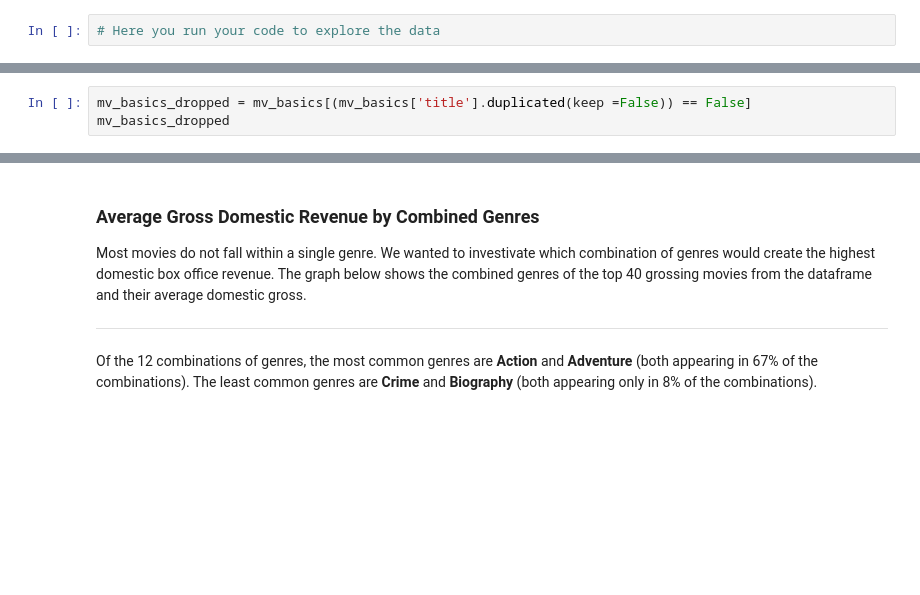
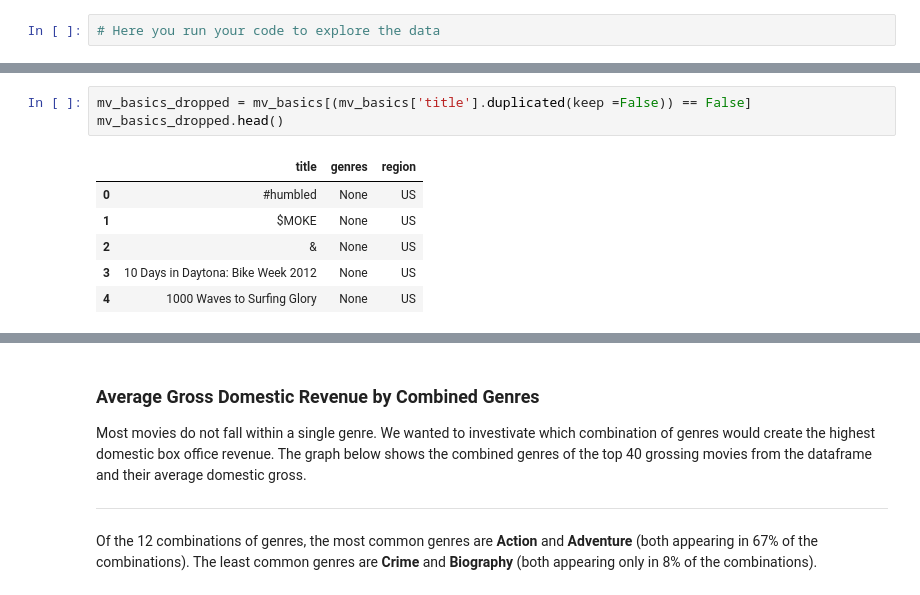
Before and after one commit to learn-co-curriculum/dsc-project-template, a Jupyter notebook: dsc-phase1-project-template.ipynb, the cells around one changed output, grey strips where cells are left out. Cells and saved outputs as stored; diff of their text form; blank space fills up the shorter version.

```diff
--- a/dsc-phase1-project-template.ipynb
+++ b/dsc-phase1-project-template.ipynb
@@ -124,3 +217,10 @@ mv_basics['title'].duplicated(keep =False).value_counts()
 # %%
 mv_basics_dropped = mv_basics[(mv_basics['title'].duplicated(keep =False)) == False]
-mv_basics_dropped
+mv_basics_dropped.head()
+# %% [output]
+|  | title | genres | region |
+| 0 | #humbled | None | US |
+| 1 | $MOKE | None | US |
+| 2 | & | None | US |
+| 3 | 10 Days in Daytona: Bike Week 2012 | None | US |
+| 4 | 1000 Waves to Surfing Glory | None | US |
```
Also changed, not shown: parts of 41 cells of this notebook.
